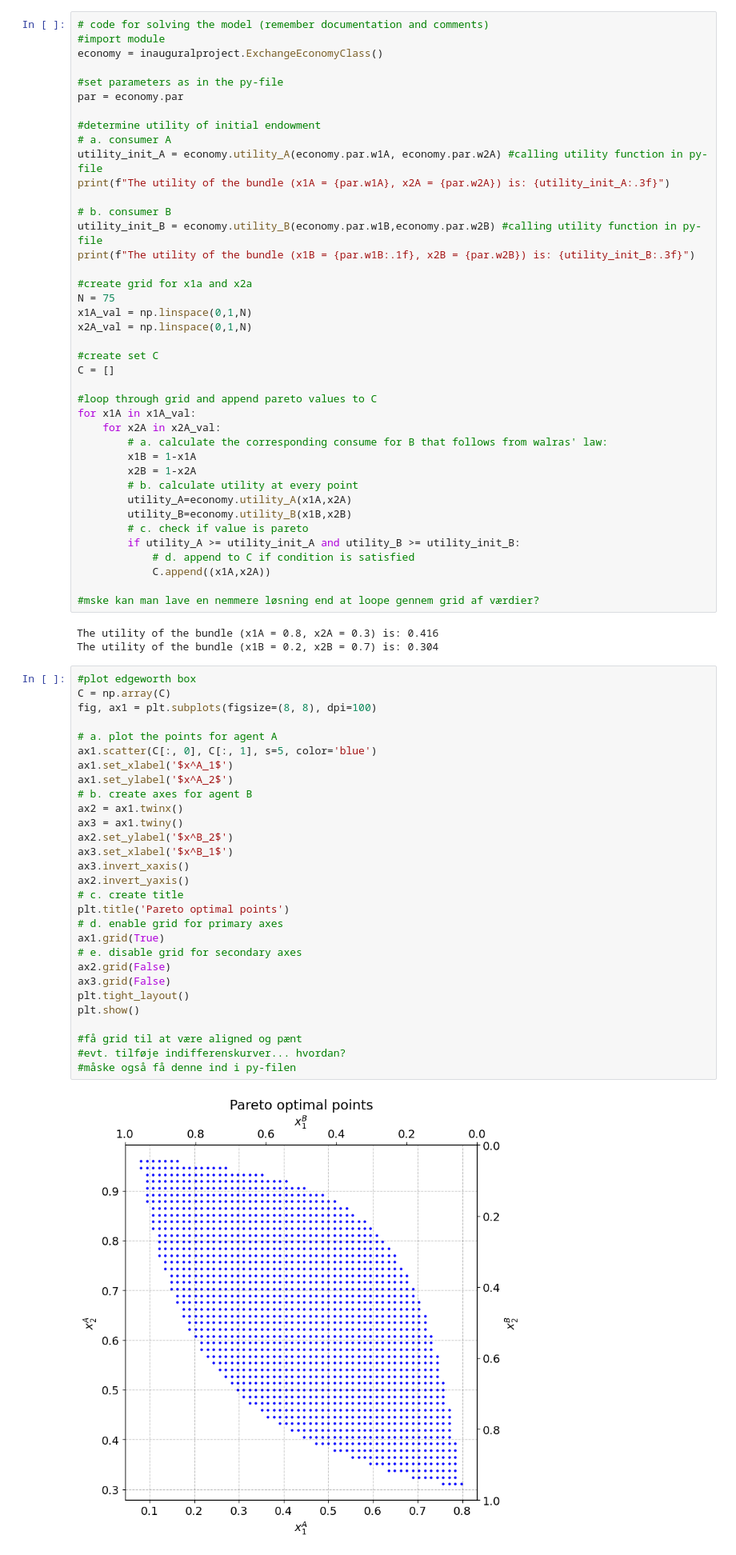
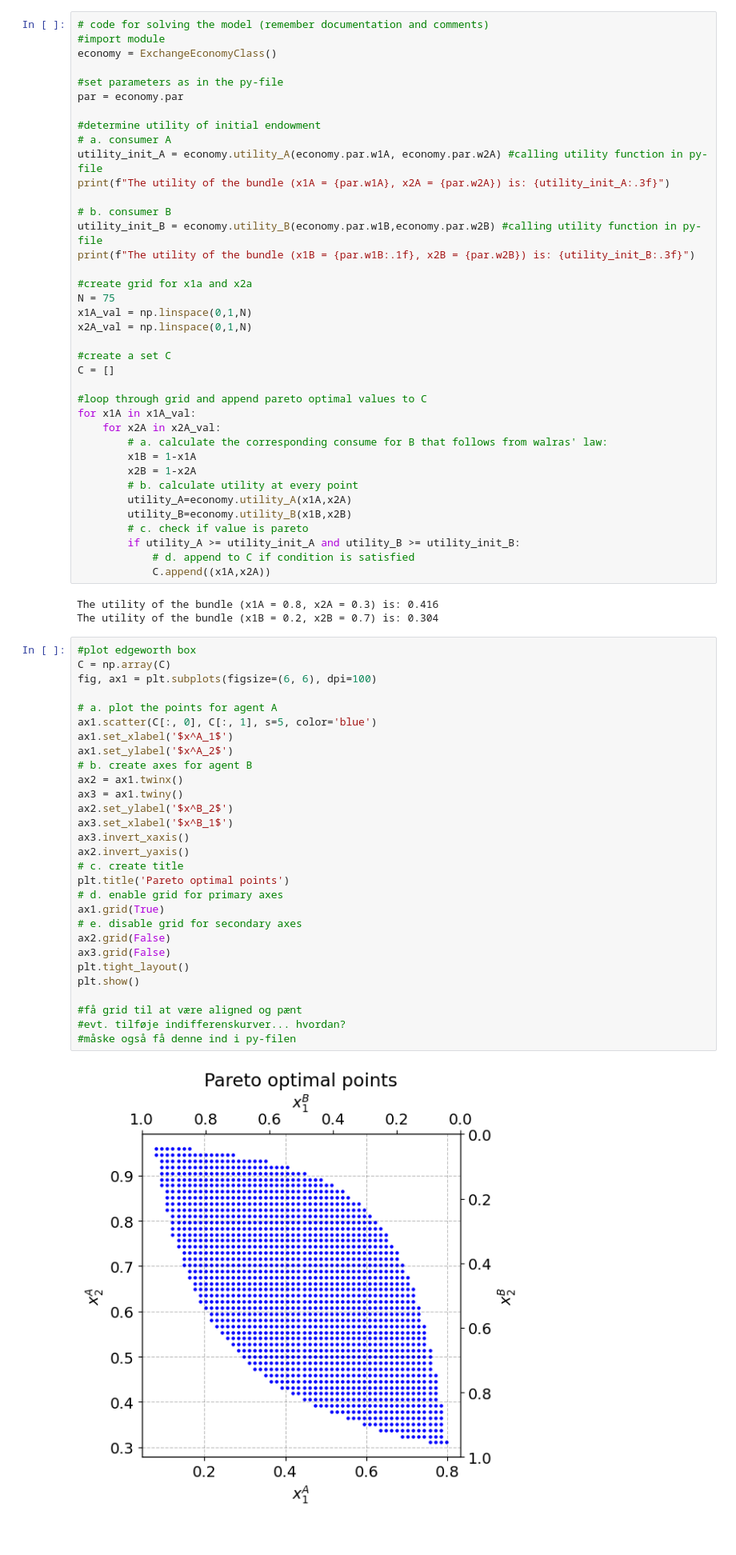
Before and after one commit to NumEconCopenhagen/projects-2024-anne-sofie-ida-anna-livia, a Jupyter notebook: inauguralproject/inauguralproject.ipynb, the cells around one changed output. Shown at 80% size. Drawn from its saved outputs; the diff is of its cells as text.

```diff
--- a/inauguralproject/inauguralproject.ipynb
+++ b/inauguralproject/inauguralproject.ipynb
@@ -31,7 +35,7 @@ from inauguralproject import ExchangeEconomyClass
 # %%
 # code for solving the model (remember documentation and comments)
 #import module
-economy = inauguralproject.ExchangeEconomyClass()
+economy = ExchangeEconomyClass()
 
 #set parameters as in the py-file
 par = economy.par
@@ -50,10 +54,10 @@ N = 75
 x1A_val = np.linspace(0,1,N)
 x2A_val = np.linspace(0,1,N)
 
-#create set C
+#create a set C
 C = []
 
-#loop through grid and append pareto values to C
+#loop through grid and append pareto optimal values to C
 for x1A in x1A_val:
     for x2A in x2A_val:
         # a. calculate the corresponding consume for B that follows from walras' law:
@@ -66,42 +70,40 @@ for x1A in x1A_val:
         if utility_A >= utility_init_A and utility_B >= utility_init_B:
             # d. append to C if condition is satisfied
             C.append((x1A,x2A))
-
-#mske kan man lave en nemmere løsning end at loope gennem grid af værdier?
 # %% [output]
 The utility of the bundle (x1A = 0.8, x2A = 0.3) is: 0.416
 The utility of the bundle (x1B = 0.2, x2B = 0.7) is: 0.304
 # %%
 #plot edgeworth box
 C = np.array(C)
-fig, ax1 = plt.subplots(figsize=(8, 8), dpi=100)
+fig, ax1 = plt.subplots(figsize=(6, 6), dpi=100)
 
 # a. plot the points for agent A
 ax1.scatter(C[:, 0], C[:, 1], s=5, color='blue')
 ax1.set_xlabel('$x^A_1$')
 ax1.set_ylabel('$x^A_2$')
 # b. create axes for agent B
 ax2 = ax1.twinx()
 ax3 = ax1.twiny()
 ax2.set_ylabel('$x^B_2$')
 ax3.set_xlabel('$x^B_1$')
 ax3.invert_xaxis()
 ax2.invert_yaxis()
 # c. create title
 plt.title('Pareto optimal points')
 # d. enable grid for primary axes
 ax1.grid(True)
 # e. disable grid for secondary axes
 ax2.grid(False)
 ax3.grid(False)
 plt.tight_layout()
 plt.show()
 
 #få grid til at være aligned og pænt
 #evt. tilføje indifferenskurver... hvordan?
 #måske også få denne ind i py-filen
 # %% [output]
-[figure, old version]
+[figure, new version]
 # %% [markdown]
 # Question 2
 # %% [markdown]
```
Also changed, not shown: parts of 8 cells of this notebook, 1 other file.
